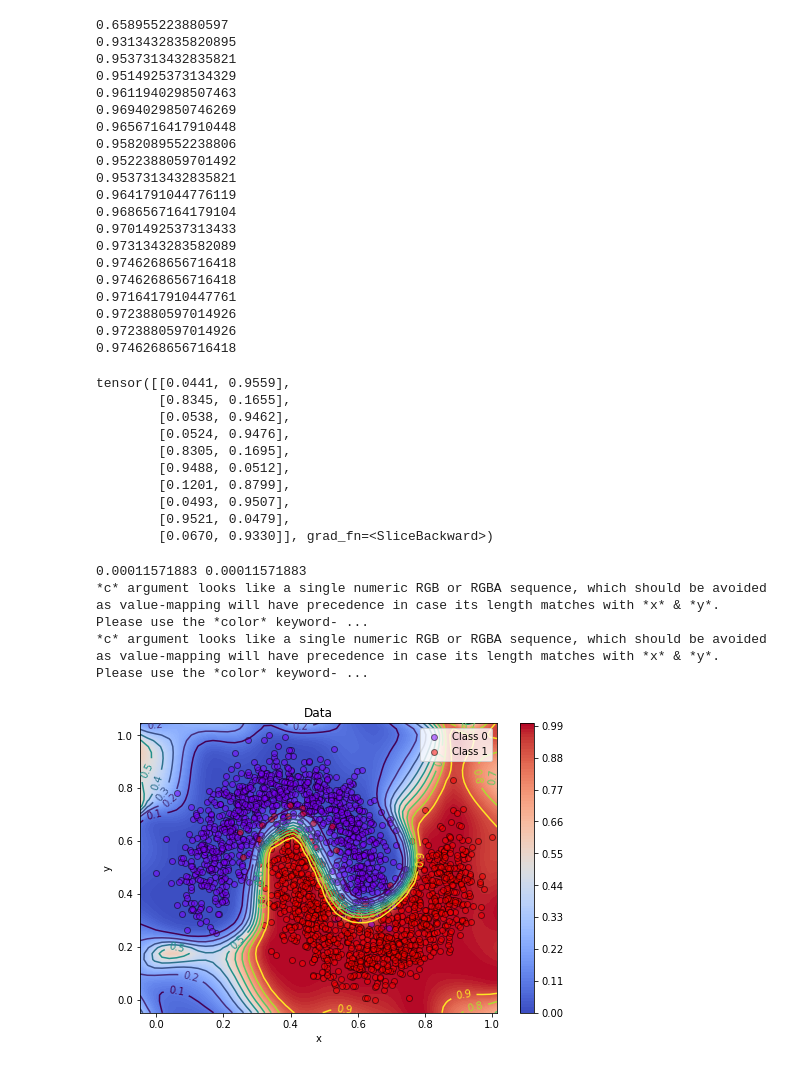
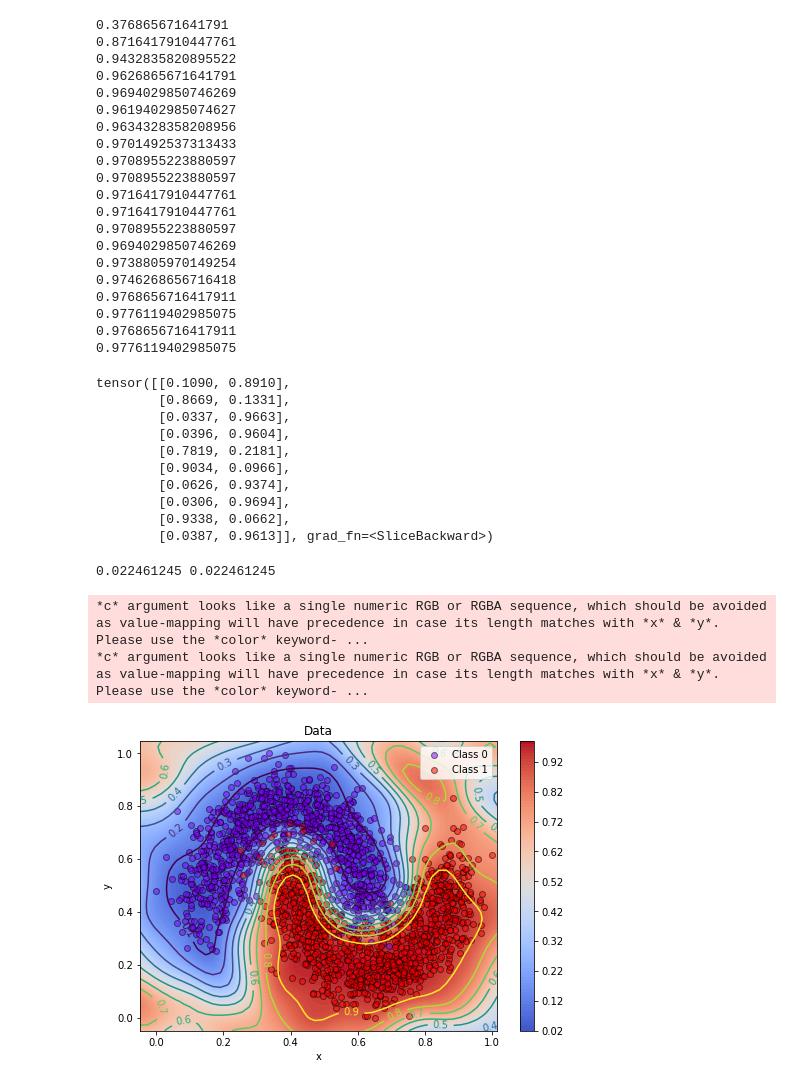
Before and after one commit to esgantivar/qmc, a Jupyter notebook: examples/torch/dmkdc-tn.ipynb, the cells around one changed output. Drawn from its saved outputs; the diff is of its cells as text; code cells hidden in the pictures.

```diff
--- a/examples/torch/dmkdc-tn.ipynb
+++ b/examples/torch/dmkdc-tn.ipynb
@@ -74,3 +73,9 @@ def gen_pred_fun(clf):
+# %%
+(X, y), (x_train, y_train), (x_test, y_test) = get_moons()
+x_train = torch.tensor(x_train, dtype=torch.float)
+x_test = torch.tensor(x_test, dtype=torch.float)
+y_train = torch.nn.functional.one_hot(torch.tensor(y_train)).to(torch.float)
+y_test =  torch.nn.functional.one_hot(torch.tensor(y_test)).to(torch.float)
 # %%
 x_train = torch.tensor(x_train, dtype=torch.float)
 x_test = torch.tensor(x_test, dtype=torch.float)
@@ -101,46 +106,46 @@ for _ in range(20):
     loss.backward()
     optimizer.step()
 # %% [output]
-0.658955223880597
-0.9313432835820895
-0.9537313432835821
-0.9514925373134329
-0.9611940298507463
+0.376865671641791
+0.8716417910447761
+0.9432835820895522
+0.9626865671641791
 0.9694029850746269
-0.9656716417910448
-0.9582089552238806
-0.9522388059701492
-0.9537313432835821
-0.9641791044776119
-0.9686567164179104
+0.9619402985074627
+0.9634328358208956
 0.9701492537313433
-0.9731343283582089
+0.9708955223880597
+0.9708955223880597
+0.9716417910447761
+0.9716417910447761
+0.9708955223880597
+0.9694029850746269
+0.9738805970149254
 0.9746268656716418
-0.9746268656716418
-0.9716417910447761
-0.9723880597014926
-0.9723880597014926
-0.9746268656716418
+0.9768656716417911
+0.9776119402985075
+0.9768656716417911
+0.9776119402985075
 # %%
 out = tn_dmkdc(x_test)
 out[:10]
 # %% [output]
-tensor([[0.0441, 0.9559],
-        [0.8345, 0.1655],
-        [0.0538, 0.9462],
-        [0.0524, 0.9476],
-        [0.8305, 0.1695],
-        [0.9488, 0.0512],
-        [0.1201, 0.8799],
-        [0.0493, 0.9507],
-        [0.9521, 0.0479],
-        [0.0670, 0.9330]], grad_fn=<SliceBackward>)
+tensor([[0.1090, 0.8910],
+        [0.8669, 0.1331],
+        [0.0337, 0.9663],
+        [0.0396, 0.9604],
+        [0.7819, 0.2181],
+        [0.9034, 0.0966],
+        [0.0626, 0.9374],
+        [0.0306, 0.9694],
+        [0.9338, 0.0662],
+        [0.0387, 0.9613]], grad_fn=<SliceBackward>)
 # %%
 pl.figure(figsize = (8,16/3))
-plot_decision_region(x_test, gen_pred_fun(dmkdc))
+plot_decision_region(x_test, gen_pred_fun(tn_dmkdc))
 plot_data(X, y)
 # %% [output]
-0.00011571883 0.00011571883
-*c* argument looks like a single numeric RGB or RGBA sequence, which should be avoided as value-mapping will have precedence in case its length matches with *x* & *y*.  Please use the *color* keyword- ...
-*c* argument looks like a single numeric RGB or RGBA sequence, which should be avoided as value-mapping will have precedence in case its length matches with *x* & *y*.  Please use the *color* keyword- ...
+0.022461245 0.022461245
+*c* argument looks like a single numeric RGB or RGBA sequence, which should be avoided as value-mapping will have precedence in case its length matches with *x* & *y*.  Please use the *color* keyword- ...
+*c* argument looks like a single numeric RGB or RGBA sequence, which should be avoided as value-mapping will have precedence in case its length matches with *x* & *y*.  Please use the *color* keyword- ...
-[figure, old version]
+[figure, new version]
```
Also changed, not shown: parts of 22 cells of this notebook.
